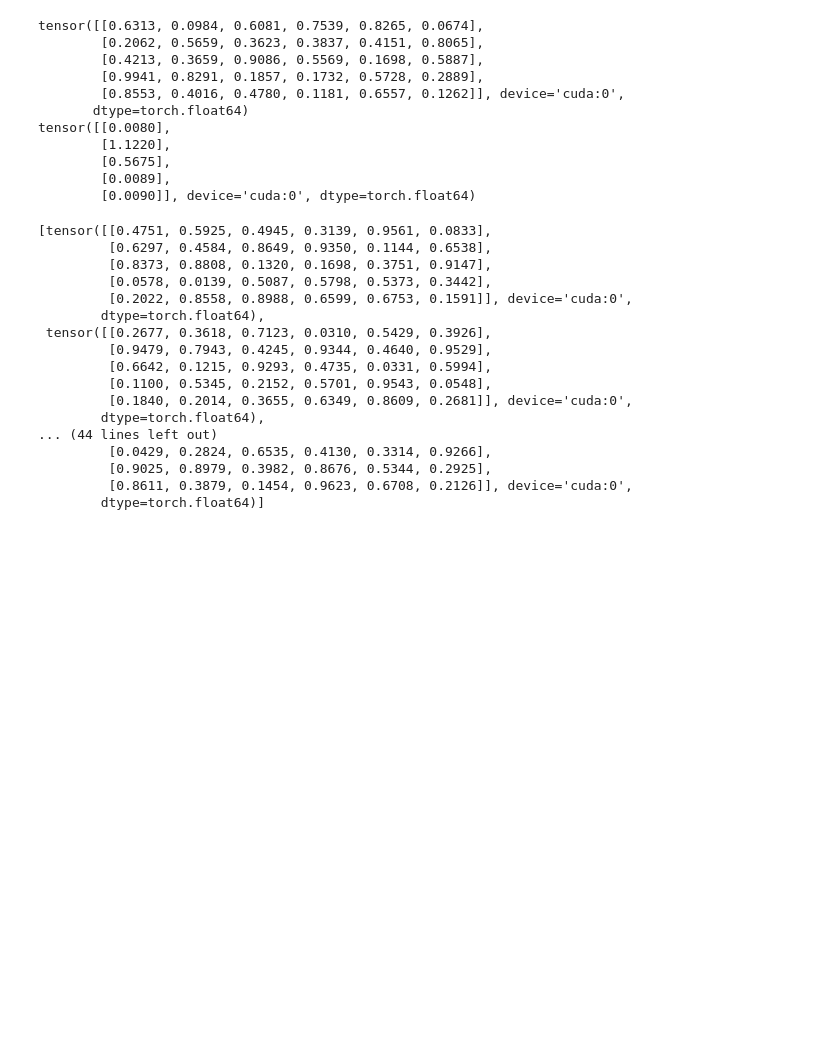
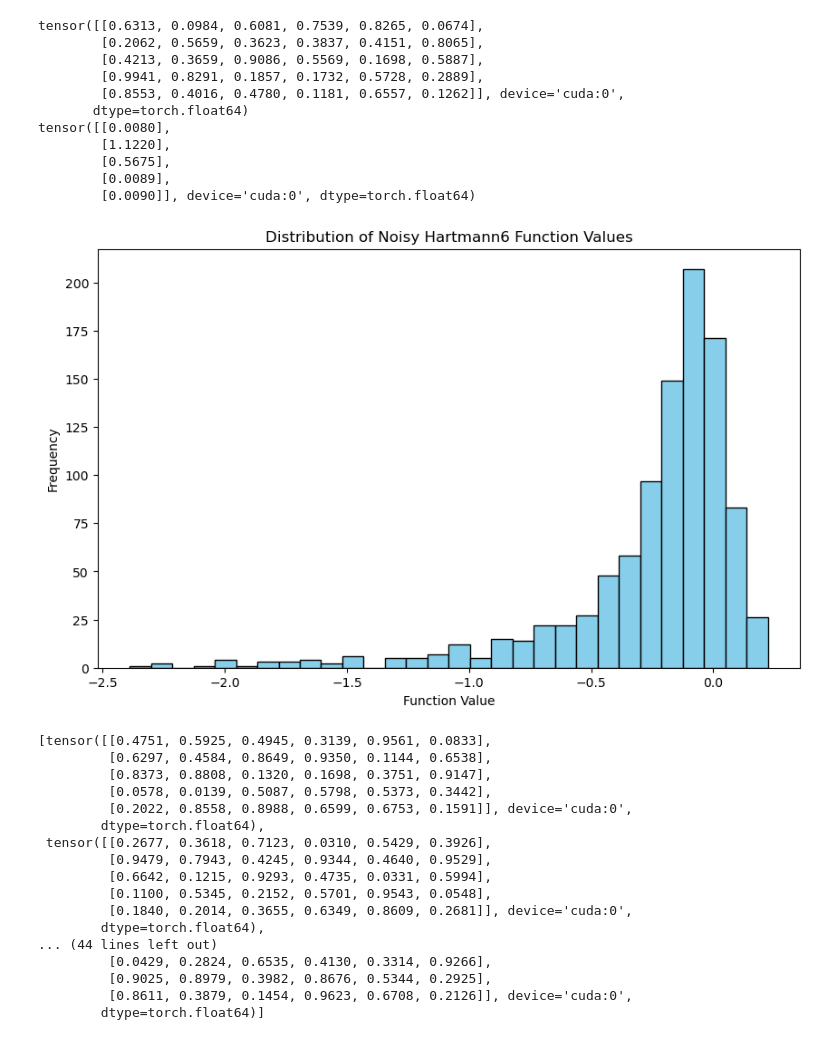
Before and after one commit to zhang2458941525/crimm, a Jupyter notebook: 哈特曼/hantman.ipynb, the cells around one changed output. Saved outputs shown, nothing was run; the diff lists cells and outputs as text; code cells hidden in the pictures; blank space fills up the shorter version.

```diff
--- a/哈特曼/hantman.ipynb
+++ b/哈特曼/hantman.ipynb
@@ -104,6 +104,25 @@ tensor([[0.0080],
         [0.5675],
         [0.0089],
         [0.0090]], device='cuda:0', dtype=torch.float64)
+# %%
+dim = 6
+n_samples = 1000
+# %%
+# 随机生成 1000 个 6 维点
+random_points = torch.rand((n_samples, dim))
+
+# 计算带噪声的 Hartmann6 函数值
+noisy_hartmann_values = noisy_hartmann6.evaluate_true(random_points)
+
+# 绘制直方图
+plt.figure(figsize=(10, 6))
+plt.hist(noisy_hartmann_values.numpy(), bins=30, color='skyblue', edgecolor='black')
+plt.title("Distribution of Noisy Hartmann6 Function Values")
+plt.xlabel("Function Value")
+plt.ylabel("Frequency")
+plt.show()
+# %% [output]
+[figure, added]
 # %%
 initial_points_task11 = [Hartmannb.generate_initial_samples_with_custom_function2(5,5, 6, 0, 1, seed=i)[0] for i in range(10)]
 initial_points_task22 = None  # 如果你没有任务2的初始点，可以设置为 None
```
Also changed, not shown: 10 other files.
